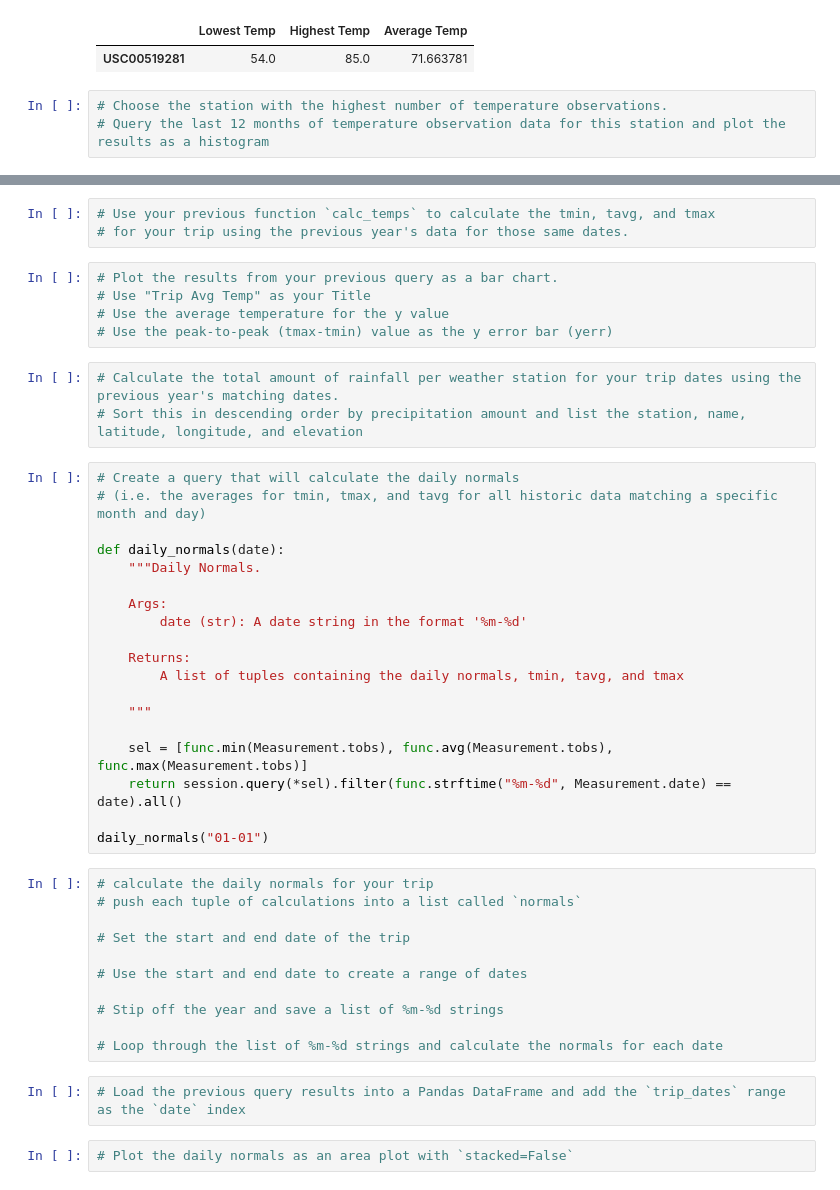
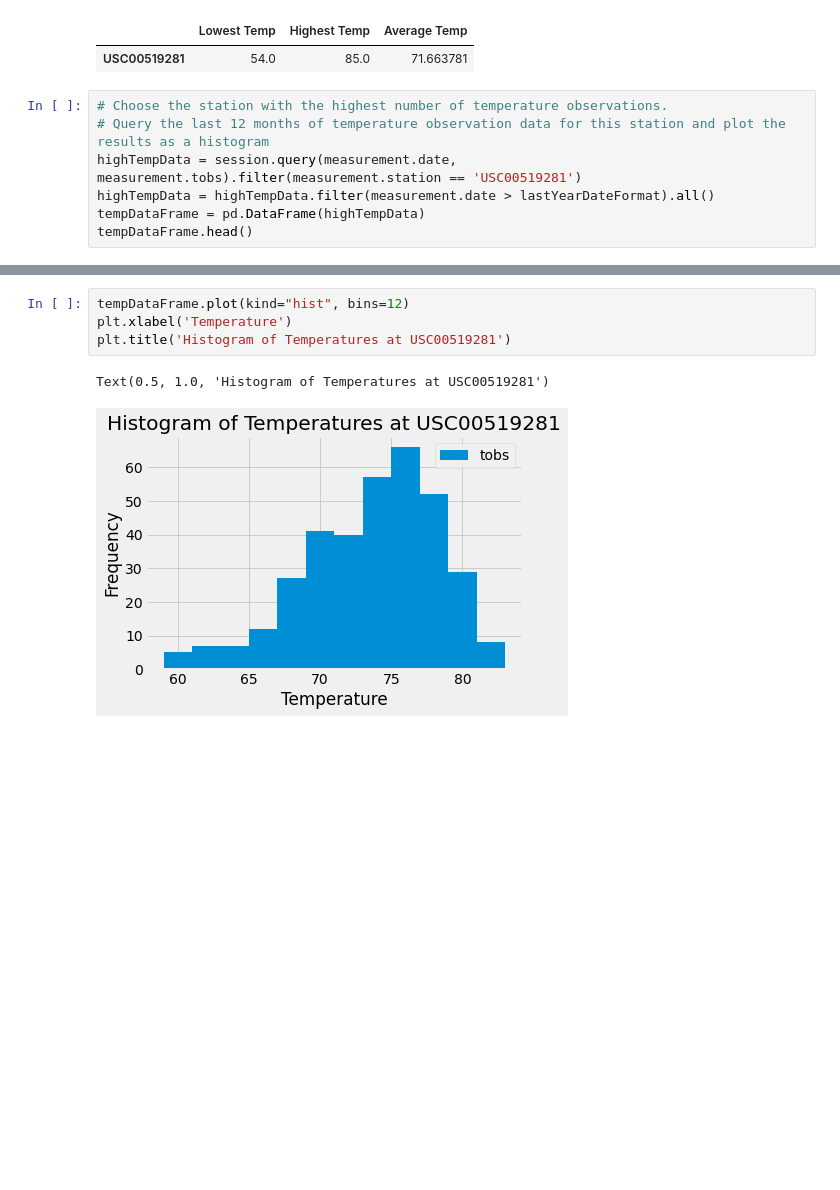
Before and after one commit to abhijitpurru2/sql-alchemy-challenge, a Jupyter notebook: climate_starter.ipynb, the cells around one changed output, grey strips where cells are left out. Cells and saved outputs as stored; diff of their text form; blank space fills up the shorter version.

```diff
--- a/climate_starter.ipynb
+++ b/climate_starter.ipynb
@@ -150,3 +150,7 @@ activeStationInfo
 # %%
 # Choose the station with the highest number of temperature observations.
 # Query the last 12 months of temperature observation data for this station and plot the results as a histogram
+highTempData = session.query(measurement.date, measurement.tobs).filter(measurement.station == 'USC00519281')
+highTempData = highTempData.filter(measurement.date > lastYearDateFormat).all()
+tempDataFrame = pd.DataFrame(highTempData)
+tempDataFrame.head()
@@ -174,45 +164,7 @@ print(calc_temps('2012-02-28', '2012-03-05'))
-# %%
-# Use your previous function `calc_temps` to calculate the tmin, tavg, and tmax
-# for your trip using the previous year's data for those same dates.
-# %%
-# Plot the results from your previous query as a bar chart.
-# Use "Trip Avg Temp" as your Title
-# Use the average temperature for the y value
-# Use the peak-to-peak (tmax-tmin) value as the y error bar (yerr)
-# %%
-# Calculate the total amount of rainfall per weather station for your trip dates using the previous year's matching dates.
-# Sort this in descending order by precipitation amount and list the station, name, latitude, longitude, and elevation
-# %%
-# Create a query that will calculate the daily normals
-# (i.e. the averages for tmin, tmax, and tavg for all historic data matching a specific month and day)
-
-def daily_normals(date):
-    """Daily Normals.
-
-    Args:
-        date (str): A date string in the format '%m-%d'
-
-    Returns:
-        A list of tuples containing the daily normals, tmin, tavg, and tmax
-
-    """
-
-    sel = [func.min(Measurement.tobs), func.avg(Measurement.tobs), func.max(Measurement.tobs)]
-    return session.query(*sel).filter(func.strftime("%m-%d", Measurement.date) == date).all()
-
-daily_normals("01-01")
-# %%
-# calculate the daily normals for your trip
-# push each tuple of calculations into a list called `normals`
-
-# Set the start and end date of the trip
-
-# Use the start and end date to create a range of dates
-
-# Stip off the year and save a list of %m-%d strings
-
-# Loop through the list of %m-%d strings and calculate the normals for each date
-# %%
-# Load the previous query results into a Pandas DataFrame and add the `trip_dates` range as the `date` index
-# %%
-# Plot the daily normals as an area plot with `stacked=False`
+# %%
+tempDataFrame.plot(kind="hist", bins=12)
+plt.xlabel('Temperature')
+plt.title('Histogram of Temperatures at USC00519281')
+# %% [output]
+Text(0.5, 1.0, 'Histogram of Temperatures at USC00519281')
+[figure, added]
```
Also changed, not shown: parts of 3 cells of this notebook.
